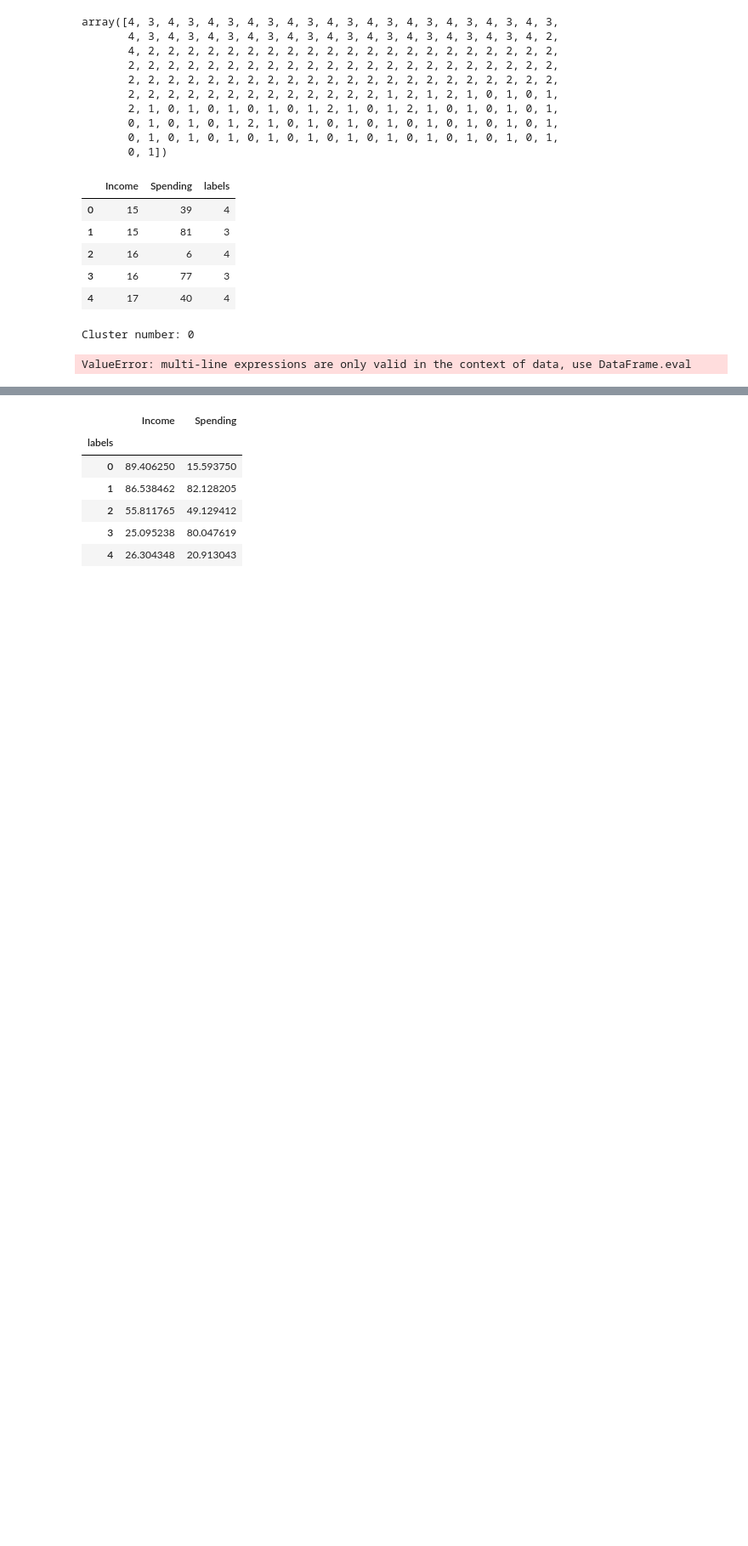
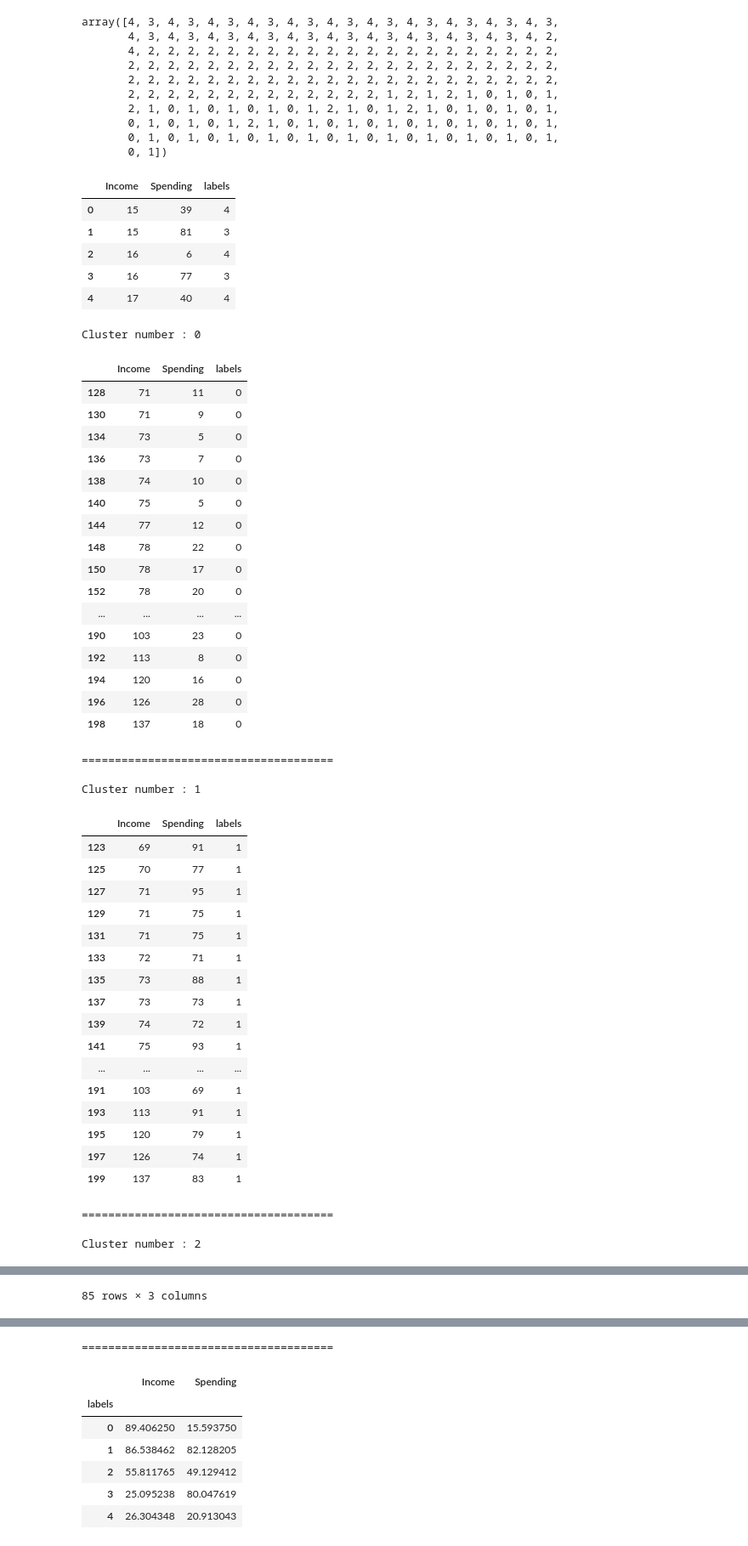
Before and after one commit to sirishti746/Machine_Learning, a Jupyter notebook: 12 Clustering/clustering.ipynb, the cells around one changed output, grey strips where cells are left out. Shown at 85% size. Cells and saved outputs as stored; diff of their text form; code cells hidden in the pictures; blank space fills up the shorter version.

```diff
--- a/12 Clustering/clustering.ipynb
+++ b/12 Clustering/clustering.ipynb
@@ -298,8 +397,48 @@ X2.head()
 | 4 | 17 | 40 | 4 |
 # %%
 for i in range(best_k):
-    print(f"Cluster number: {i}")
-    display(X2.query(f"labels :{labels2}"))
+    print(f"Cluster number : {i}")
+    display(X2.query(f"labels == {i}"))
+    print("\n======================================\n")
 # %% [output]
-Cluster number: 0
+Cluster number : 0
+|  | Income | Spending | labels |
+| 128 | 71 | 11 | 0 |
+| 130 | 71 | 9 | 0 |
+| 134 | 73 | 5 | 0 |
+| 136 | 73 | 7 | 0 |
+| 138 | 74 | 10 | 0 |
+| 140 | 75 | 5 | 0 |
+| 144 | 77 | 12 | 0 |
+| 148 | 78 | 22 | 0 |
+| 150 | 78 | 17 | 0 |
+| 152 | 78 | 20 | 0 |
+| ... | ... | ... | ... |
+| 190 | 103 | 23 | 0 |
+| 192 | 113 | 8 | 0 |
+| 194 | 120 | 16 | 0 |
+| 196 | 126 | 28 | 0 |
+| 198 | 137 | 18 | 0 |
-ValueError: multi-line expressions are only valid in the context of data, use DataFrame.eval
+======================================
+
+Cluster number : 1
+|  | Income | Spending | labels |
+| 123 | 69 | 91 | 1 |
+| 125 | 70 | 77 | 1 |
+| 127 | 71 | 95 | 1 |
+| 129 | 71 | 75 | 1 |
+| 131 | 71 | 75 | 1 |
+| 133 | 72 | 71 | 1 |
+| 135 | 73 | 88 | 1 |
+| 137 | 73 | 73 | 1 |
+| 139 | 74 | 72 | 1 |
+| 141 | 75 | 93 | 1 |
+| ... | ... | ... | ... |
+| 191 | 103 | 69 | 1 |
+| 193 | 113 | 91 | 1 |
+| 195 | 120 | 79 | 1 |
+| 197 | 126 | 74 | 1 |
+| 199 | 137 | 83 | 1 |
+======================================
+
+Cluster number : 2
@@ -305,0 +457 @@ ValueError: multi-line expressions are only valid in the context of data, use Da
+85 rows × 3 columns
@@ -306,3 +498,4 @@ ValueError: multi-line expressions are only valid in the context of data, use Da
+======================================
 # %%
 centroids2 = X2.groupby(by="labels").mean()
 centroids2
```
Also changed, not shown: parts of 3 cells of this notebook.
